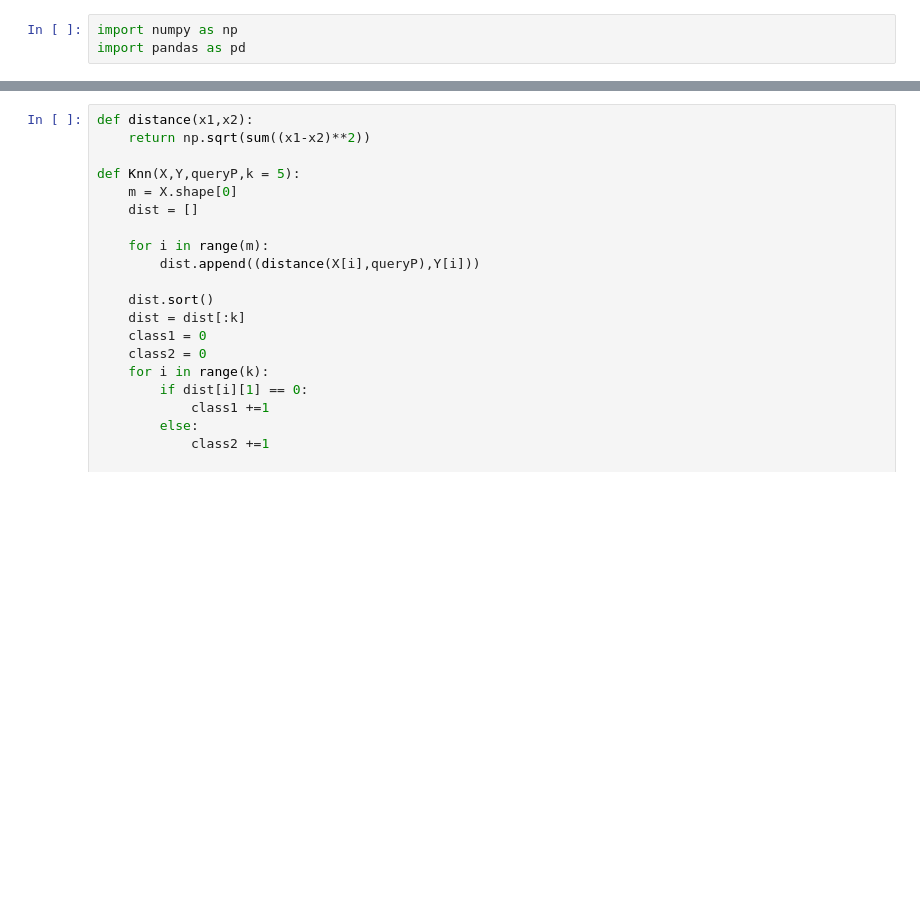
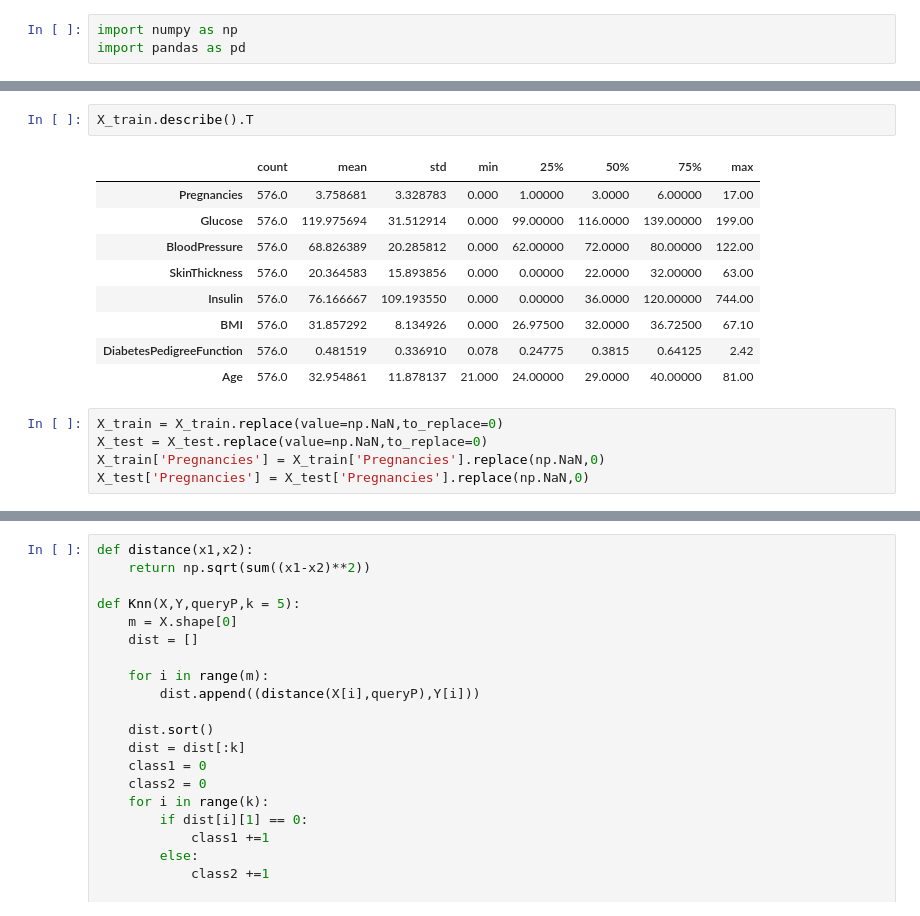
Before and after one commit to visheshaggarwal/K-Nearest-Neighbours, a Jupyter notebook: DiabetesClassification/Diabetes Classification Knn.ipynb, the cells around one changed output, grey strips where cells are left out. Drawn from its saved outputs; the diff is of its cells as text; blank space fills up the shorter version.

```diff
--- a/DiabetesClassification/Diabetes Classification Knn.ipynb
+++ b/DiabetesClassification/Diabetes Classification Knn.ipynb
@@ -17,0 +27,17 @@ print(Xt.shape)
+# %%
+X_train.describe().T
+# %% [output]
+|  | count | mean | std | min | 25% | 50% | 75% | max |
+| Pregnancies | 576.0 | 3.758681 | 3.328783 | 0.000 | 1.00000 | 3.0000 | 6.00000 | 17.00 |
+| Glucose | 576.0 | 119.975694 | 31.512914 | 0.000 | 99.00000 | 116.0000 | 139.00000 | 199.00 |
+| BloodPressure | 576.0 | 68.826389 | 20.285812 | 0.000 | 62.00000 | 72.0000 | 80.00000 | 122.00 |
+| SkinThickness | 576.0 | 20.364583 | 15.893856 | 0.000 | 0.00000 | 22.0000 | 32.00000 | 63.00 |
+| Insulin | 576.0 | 76.166667 | 109.193550 | 0.000 | 0.00000 | 36.0000 | 120.00000 | 744.00 |
+| BMI | 576.0 | 31.857292 | 8.134926 | 0.000 | 26.97500 | 32.0000 | 36.72500 | 67.10 |
+| DiabetesPedigreeFunction | 576.0 | 0.481519 | 0.336910 | 0.078 | 0.24775 | 0.3815 | 0.64125 | 2.42 |
+| Age | 576.0 | 32.954861 | 11.878137 | 21.000 | 24.00000 | 29.0000 | 40.00000 | 81.00 |
+# %%
+X_train = X_train.replace(value=np.NaN,to_replace=0)
+X_test = X_test.replace(value=np.NaN,to_replace=0)
+X_train['Pregnancies'] = X_train['Pregnancies'].replace(np.NaN,0)
+X_test['Pregnancies'] = X_test['Pregnancies'].replace(np.NaN,0)
```
Also changed, not shown: parts of 12 cells of this notebook.
